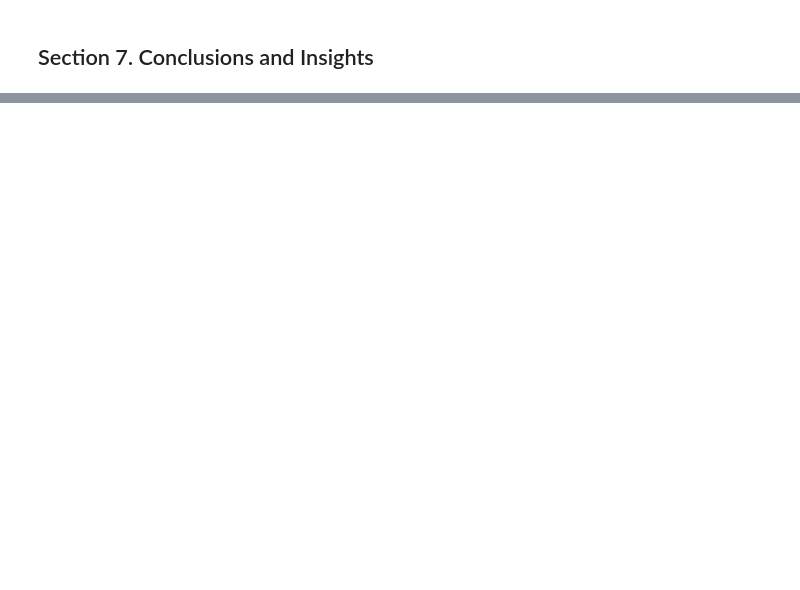
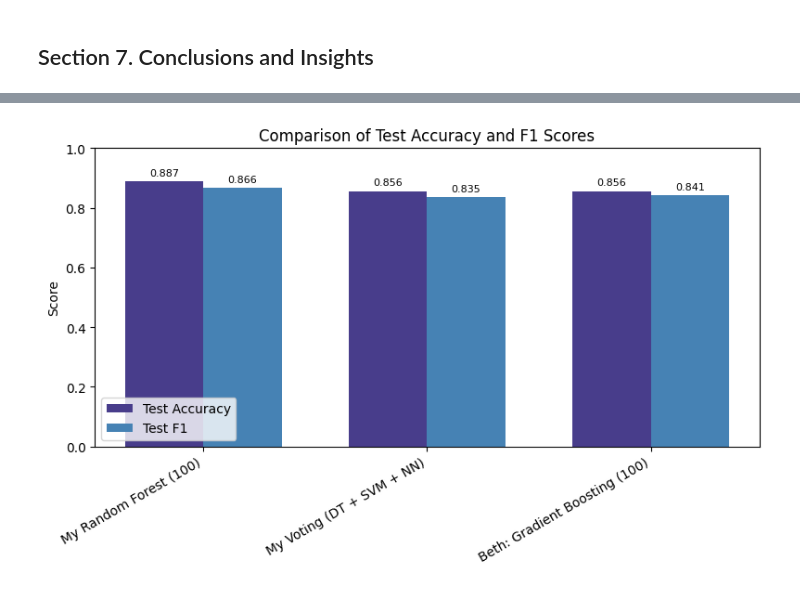
Before and after one commit to abeaderstadt/applied-ml-beaderstadt, a Jupyter notebook: notebooks/project05/ensemble-beaderstadt.ipynb, the cells around one changed output, grey strips where cells are left out. Cells and saved outputs as stored; diff of their text form; code cells hidden in the pictures; blank space fills up the shorter version.

```diff
--- a/notebooks/project05/ensemble-beaderstadt.ipynb
+++ b/notebooks/project05/ensemble-beaderstadt.ipynb
@@ -280,0 +402,46 @@ Don't just copy code and don't just copy AI insights - use them to learn, but we
+# %%
+# Combine my results and Beth's results
+data = {
+    "Model": [
+        "My Random Forest (100)",
+        "My Voting (DT + SVM + NN)",
+        "Beth: Gradient Boosting (100)"
+    ],
+    "Test Accuracy": [0.8875, 0.85625, 0.85625],
+    "Test F1": [0.866056, 0.835124, 0.841106]
+}
+
+df_plot = pd.DataFrame(data)
+
+# Set up bar positions
+x = np.arange(len(df_plot))
+width = 0.35
+
+fig, ax = plt.subplots(figsize=(8,5))
+
+# Plot bars
+rects1 = ax.bar(x - width/2, df_plot["Test Accuracy"], width, label="Test Accuracy", color="darkslateblue")
+rects2 = ax.bar(x + width/2, df_plot["Test F1"], width, label="Test F1", color="steelblue")
+
+# Labels, title, ticks
+ax.set_ylabel("Score")
+ax.set_ylim(0, 1.0)
+ax.set_title("Comparison of Test Accuracy and F1 Scores")
+ax.set_xticks(x)
+ax.set_xticklabels(df_plot["Model"], rotation=30, ha="right")
+ax.legend()
+
+# Add values on top of bars
+for rects in [rects1, rects2]:
+    for rect in rects:
+        height = rect.get_height()
+        ax.annotate(f'{height:.3f}',
+                    xy=(rect.get_x() + rect.get_width()/2, height),
+                    xytext=(0,3),  # vertical offset
+                    textcoords="offset points",
+                    ha='center', va='bottom', fontsize=8)
+
+plt.tight_layout()
+plt.show()
+# %% [output]
+[figure, added]
```
Also changed, not shown: parts of 29 cells of this notebook, 2 other files.
